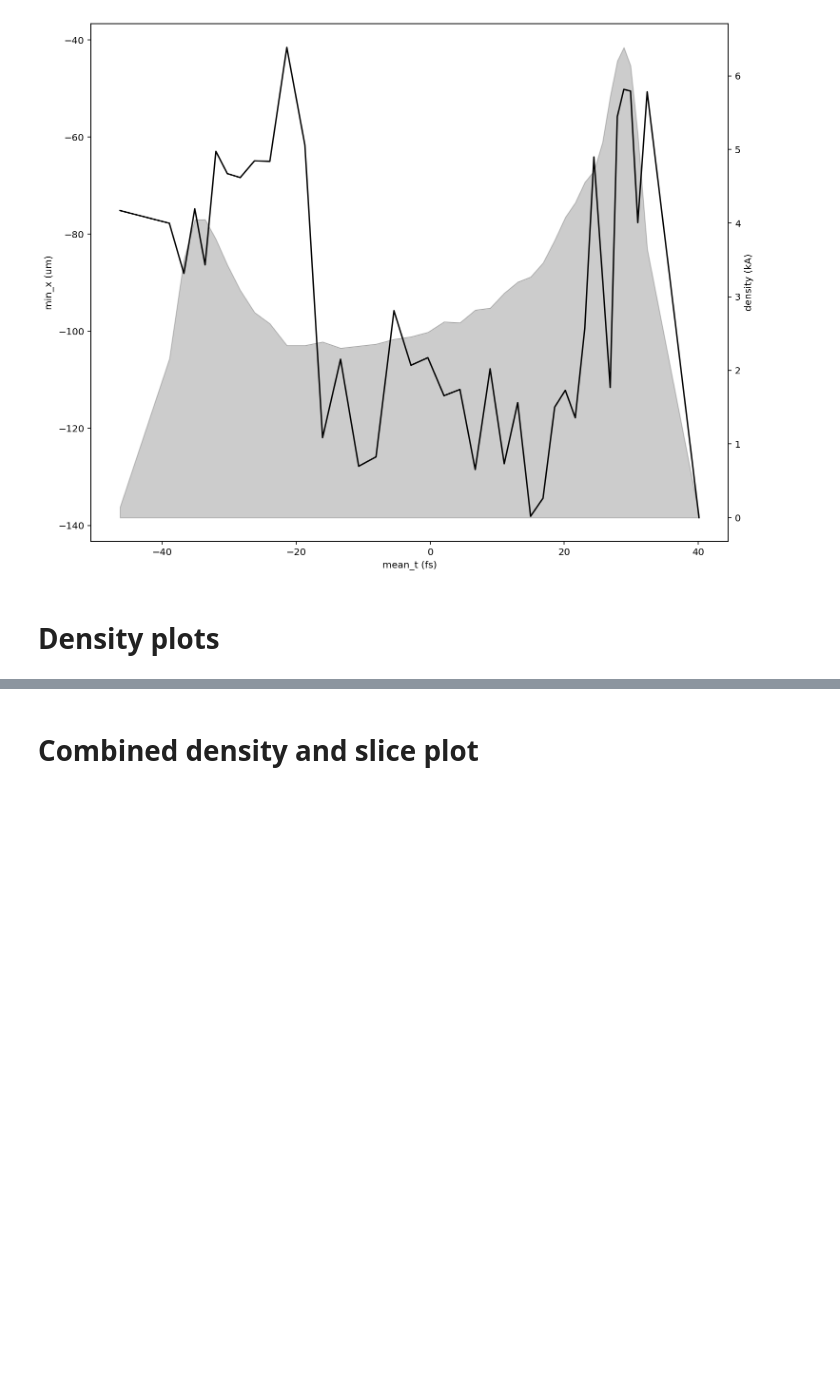
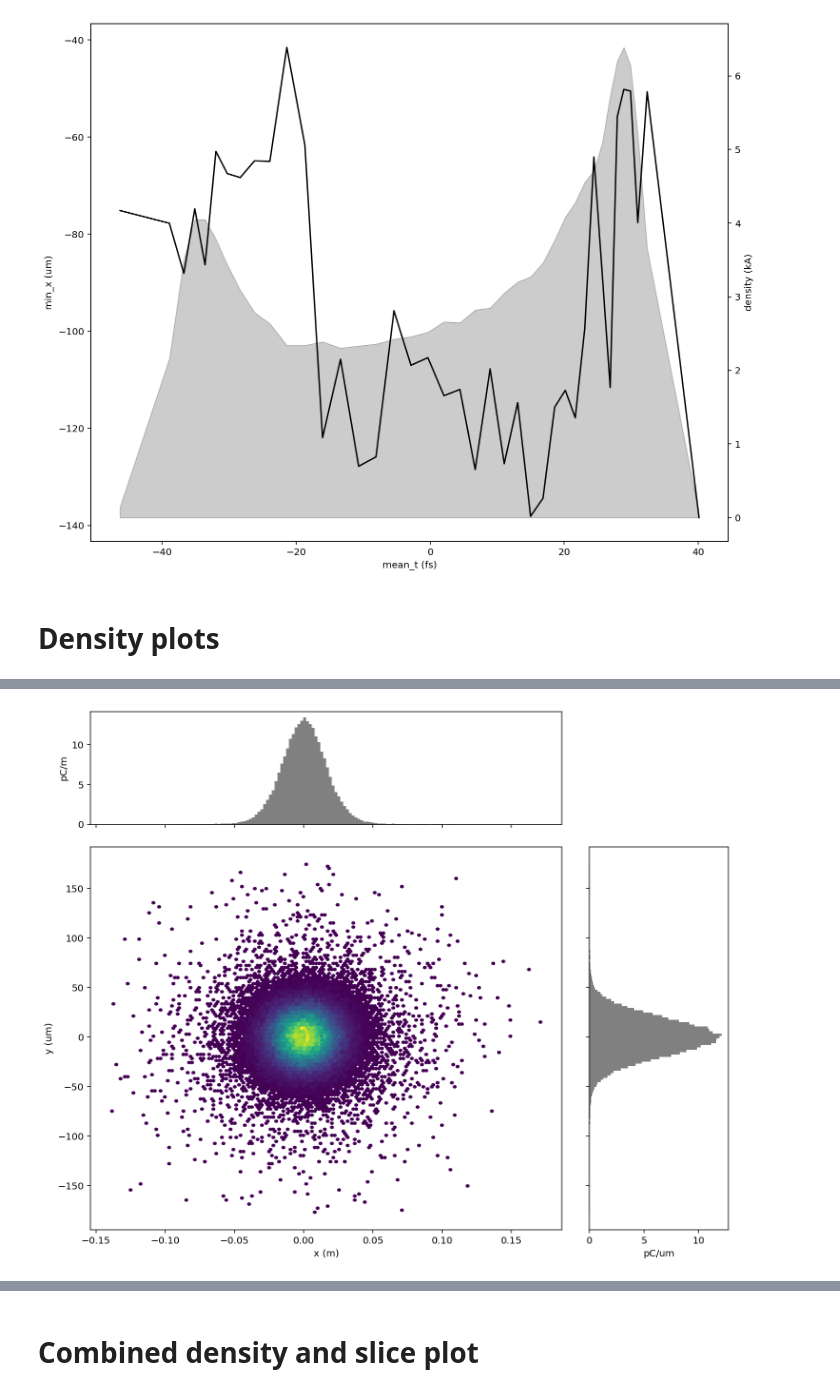
Before and after one commit to ChristopherMayes/openPMD-beamphysics, a Jupyter notebook: examples/plot_examples.ipynb, the cells around one changed output, grey strips where cells are left out. Saved outputs shown, nothing was run; the diff lists cells and outputs as text; code cells hidden in the pictures; blank space fills up the shorter version.

```diff
--- a/examples/plot_examples.ipynb
+++ b/examples/plot_examples.ipynb
@@ -66,0 +67,5 @@ marginal_plot(P, 't', 'energy', bins=150)
+# %%
+P.x *=  1000
+marginal_plot(P, 'x', 'y', bins=150)
+# %% [output]
+[figure, added]
```
Also changed, not shown: parts of 3 cells of this notebook, 6 other files.
